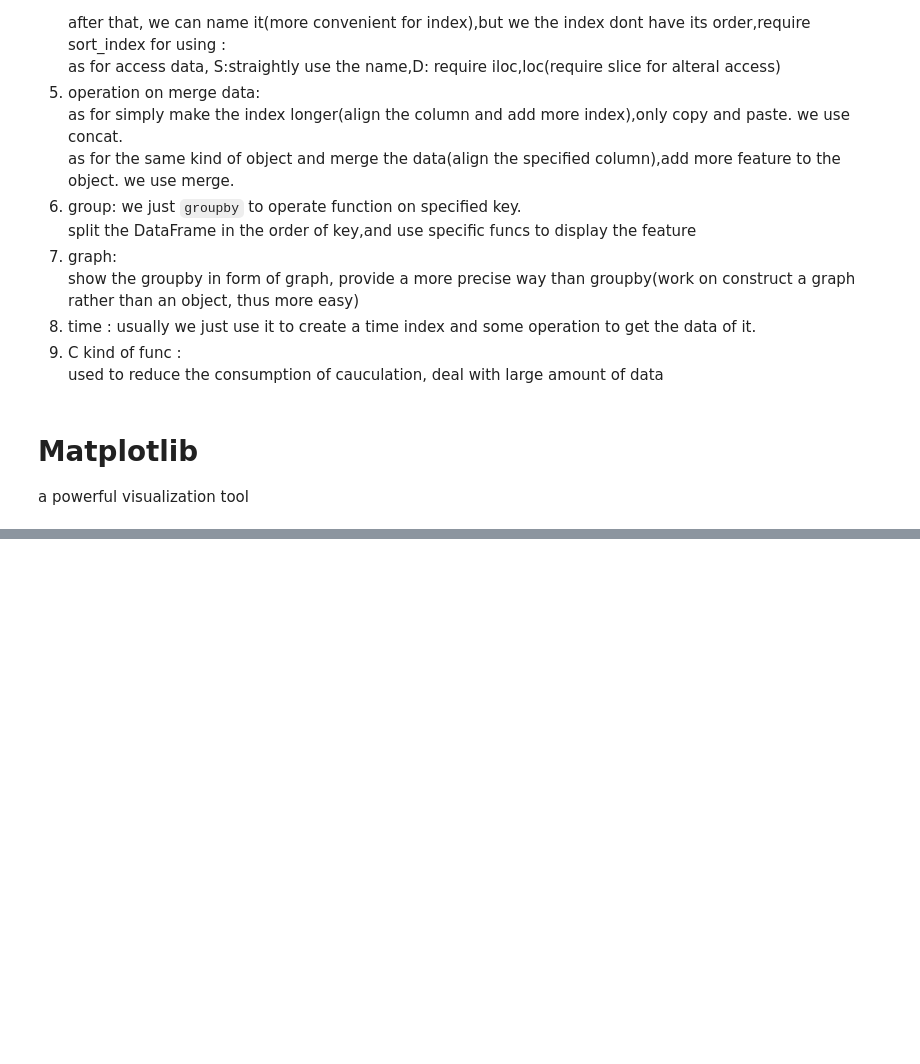
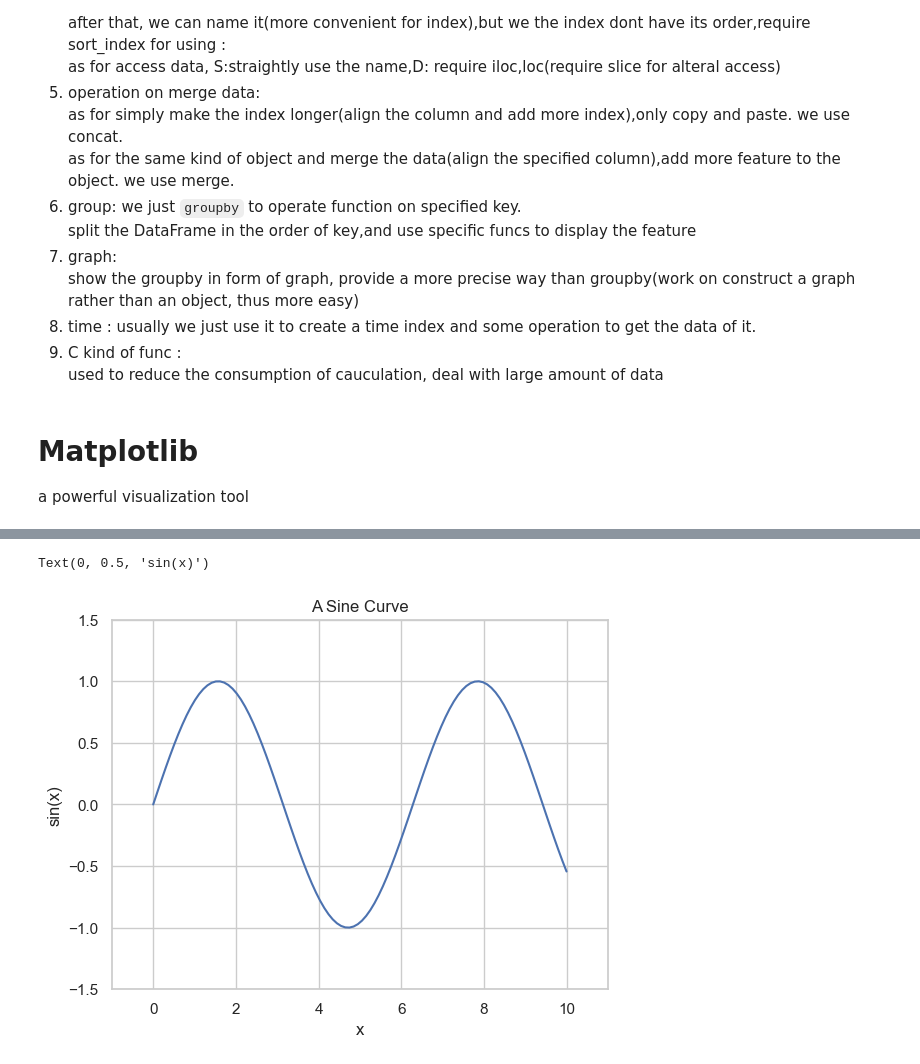
Before and after one commit to wbytt/plearn, a Jupyter notebook: datasci.ipynb, the cells around one changed output, grey strips where cells are left out. Drawn from its saved outputs; the diff is of its cells as text; code cells hidden in the pictures; blank space fills up the shorter version.

```diff
--- a/datasci.ipynb
+++ b/datasci.ipynb
@@ -995,0 +1022,12 @@ import matplotlib.pyplot as plt
+# %%
+# change the scope of plot
+plt.plot(x, np.sin(x))
+plt.xlim(-1, 11)
+plt.ylim(-1.5, 1.5)
+# change the label of it
+plt.title("A Sine Curve")
+plt.xlabel("x")
+plt.ylabel("sin(x)")
+# %% [output]
+Text(0, 0.5, 'sin(x)')
+[figure, added]
```
Also changed, not shown: parts of 22 cells of this notebook.
